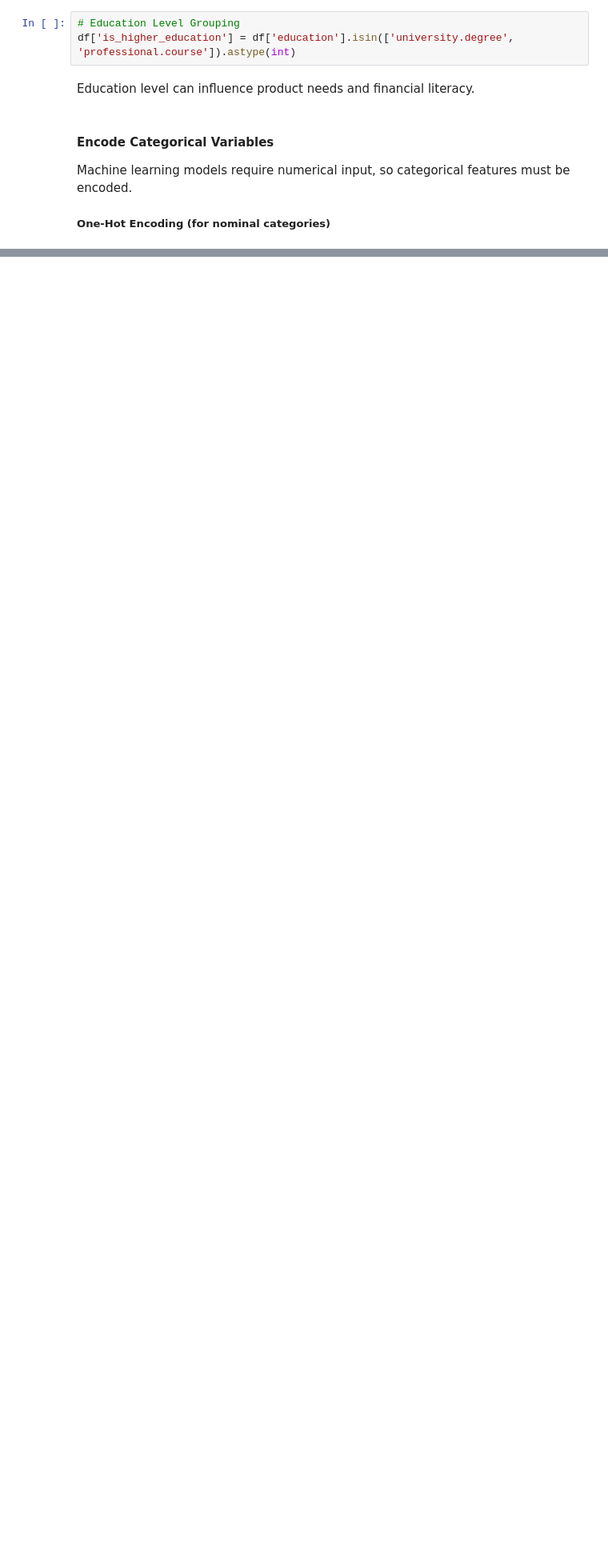
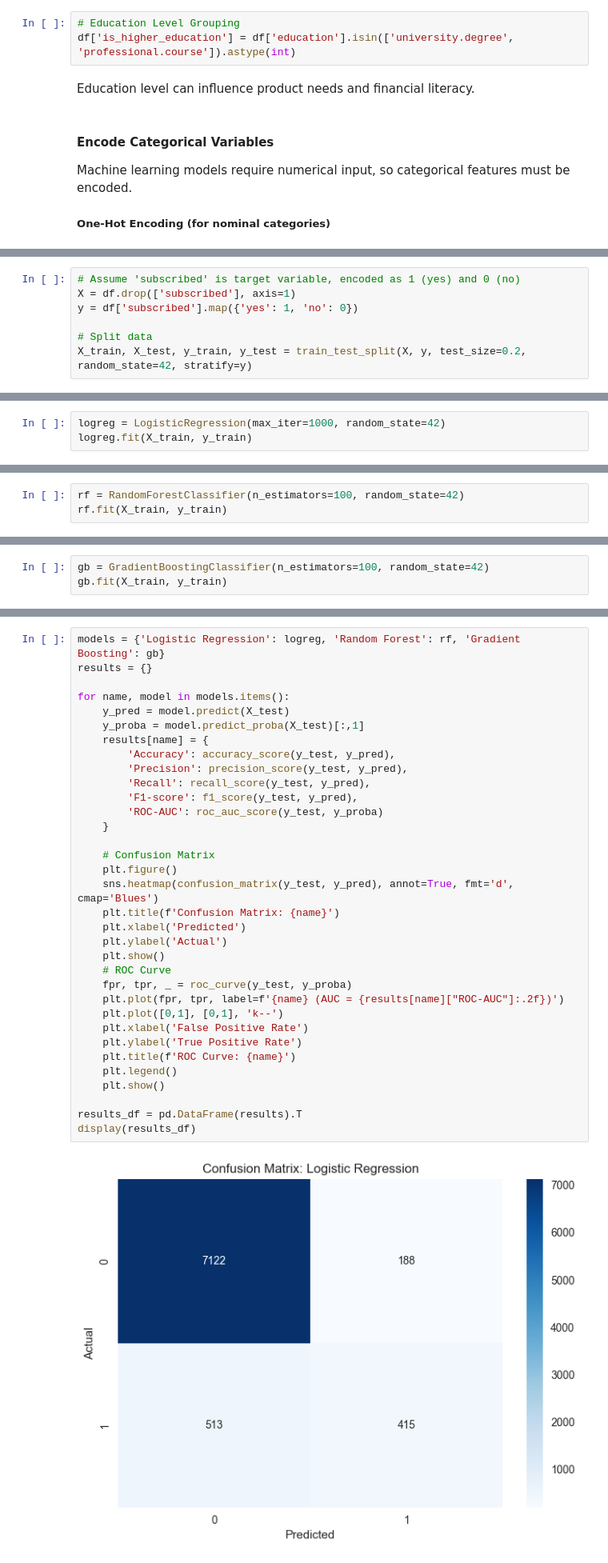
Before and after one commit to ghsaberr/predictive-analytics-cross-sell, a Jupyter notebook: predictive-analytics-for-cross-sell-opportunities.ipynb, the cells around one changed output, grey strips where cells are left out. Shown at 80% size. Drawn from its saved outputs; the diff is of its cells as text; blank space fills up the shorter version.

```diff
--- a/predictive-analytics-for-cross-sell-opportunities.ipynb
+++ b/predictive-analytics-for-cross-sell-opportunities.ipynb
@@ -359,0 +368,7 @@ df = pd.get_dummies(df, columns=['job', 'marital', 'education', 'contact', 'mont
+# %%
+# Assume 'subscribed' is target variable, encoded as 1 (yes) and 0 (no)
+X = df.drop(['subscribed'], axis=1)
+y = df['subscribed'].map({'yes': 1, 'no': 0})
+
+# Split data
+X_train, X_test, y_train, y_test = train_test_split(X, y, test_size=0.2, random_state=42, stratify=y)
@@ -359,0 +379,3 @@ df = pd.get_dummies(df, columns=['job', 'marital', 'education', 'contact', 'mont
+# %%
+logreg = LogisticRegression(max_iter=1000, random_state=42)
+logreg.fit(X_train, y_train)
@@ -359,0 +386,3 @@ df = pd.get_dummies(df, columns=['job', 'marital', 'education', 'contact', 'mont
+# %%
+rf = RandomForestClassifier(n_estimators=100, random_state=42)
+rf.fit(X_train, y_train)
@@ -359,0 +393,3 @@ df = pd.get_dummies(df, columns=['job', 'marital', 'education', 'contact', 'mont
+# %%
+gb = GradientBoostingClassifier(n_estimators=100, random_state=42)
+gb.fit(X_train, y_train)
@@ -359,0 +401,36 @@ df = pd.get_dummies(df, columns=['job', 'marital', 'education', 'contact', 'mont
+# %%
+models = {'Logistic Regression': logreg, 'Random Forest': rf, 'Gradient Boosting': gb}
+results = {}
+
+for name, model in models.items():
+    y_pred = model.predict(X_test)
+    y_proba = model.predict_proba(X_test)[:,1]
+    results[name] = {
+        'Accuracy': accuracy_score(y_test, y_pred),
+        'Precision': precision_score(y_test, y_pred),
+        'Recall': recall_score(y_test, y_pred),
+        'F1-score': f1_score(y_test, y_pred),
+        'ROC-AUC': roc_auc_score(y_test, y_proba)
+    }
+
+    # Confusion Matrix
+    plt.figure()
+    sns.heatmap(confusion_matrix(y_test, y_pred), annot=True, fmt='d', cmap='Blues')
+    plt.title(f'Confusion Matrix: {name}')
+    plt.xlabel('Predicted')
+    plt.ylabel('Actual')
+    plt.show()
+    # ROC Curve
+    fpr, tpr, _ = roc_curve(y_test, y_proba)
+    plt.plot(fpr, tpr, label=f'{name} (AUC = {results[name]["ROC-AUC"]:.2f})')
+    plt.plot([0,1], [0,1], 'k--')
+    plt.xlabel('False Positive Rate')
+    plt.ylabel('True Positive Rate')
+    plt.title(f'ROC Curve: {name}')
+    plt.legend()
+    plt.show()
+
+results_df = pd.DataFrame(results).T
+display(results_df)
+# %% [output]
+[figure, added]
```
Also changed, not shown: parts of 14 cells of this notebook.
